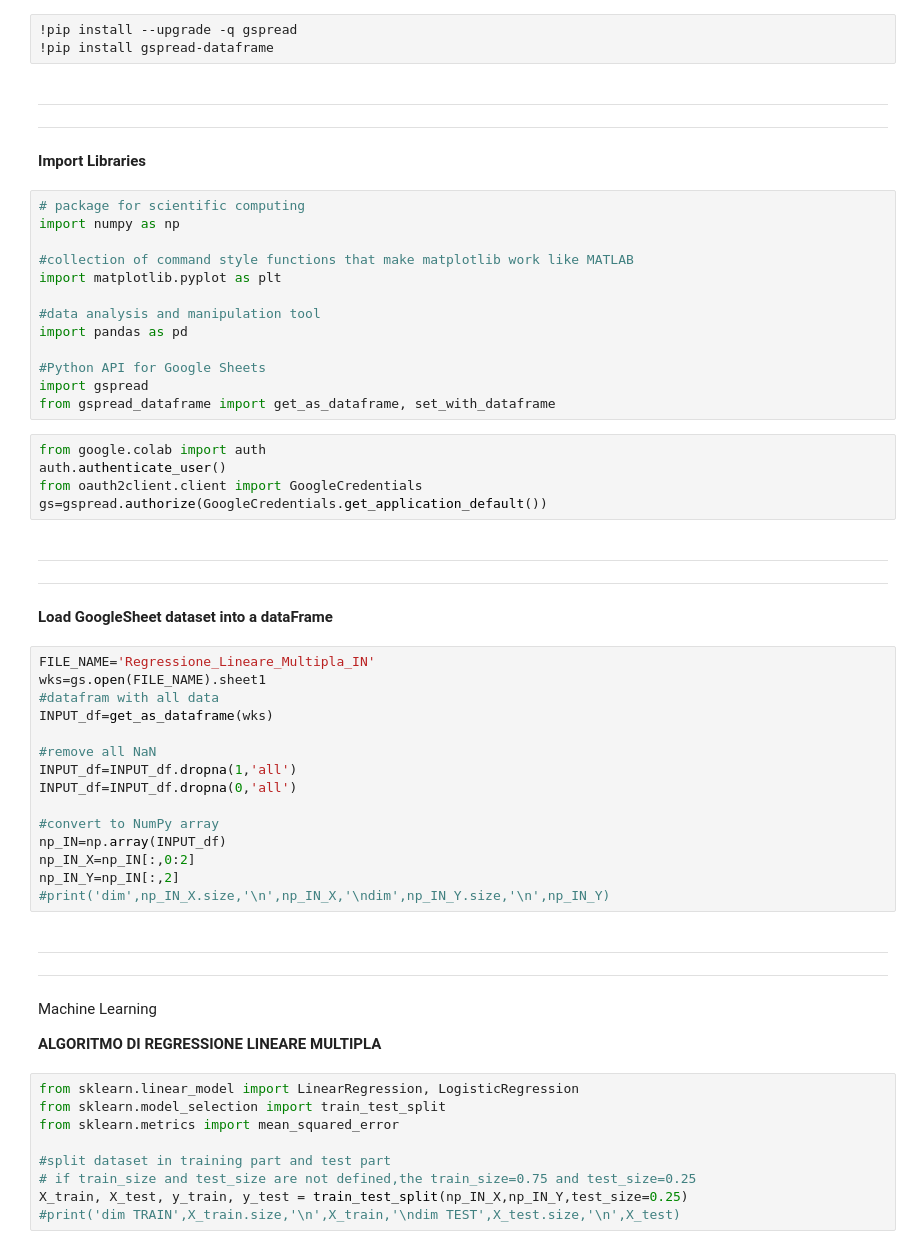
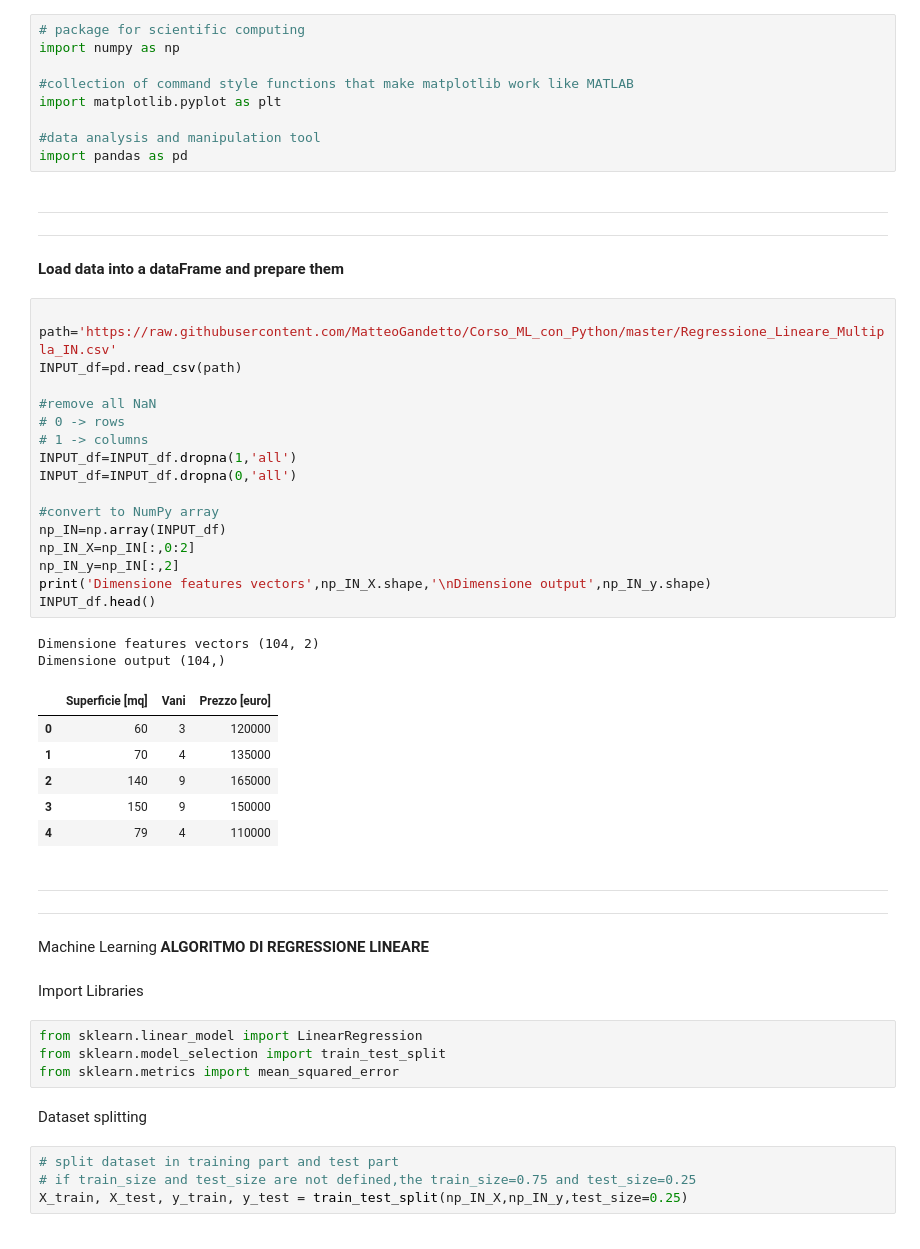
Before and after one commit to MatteoGandetto/Corso_ML_con_Python, a Jupyter notebook: Regressione_Lineare_Multipla.ipynb, the cells around one changed output. Drawn from its saved outputs; the diff is of its cells as text.

```diff
--- a/Regressione_Lineare_Multipla.ipynb
+++ b/Regressione_Lineare_Multipla.ipynb
@@ -21,14 +6,3 @@ Drive already mounted at /content/drive; to attempt to forcibly remount, call dr
-# %%
-!pip install --upgrade -q gspread
-!pip install gspread-dataframe
-# %% [markdown]
-
-
----
----
-
-
-**Import Libraries**
 # %%
 # package for scientific computing
 import numpy as np
@@ -38,36 +12,38 @@ import matplotlib.pyplot as plt
 
 #data analysis and manipulation tool
 import pandas as pd
-
-#Python API for Google Sheets
-import gspread
-from gspread_dataframe import get_as_dataframe, set_with_dataframe
-# %%
-from google.colab import auth
-auth.authenticate_user()
-from oauth2client.client import GoogleCredentials
-gs=gspread.authorize(GoogleCredentials.get_application_default())
 # %% [markdown]
 
 
 ---
 ---
-**Load GoogleSheet dataset into a dataFrame**
+**Load data into a dataFrame and prepare them**
 # %%
-FILE_NAME='Regressione_Lineare_Multipla_IN'
-wks=gs.open(FILE_NAME).sheet1
-#datafram with all data
-INPUT_df=get_as_dataframe(wks)
+
+path='https://raw.githubusercontent.com/MatteoGandetto/Corso_ML_con_Python/master/Regressione_Lineare_Multipla_IN.csv'
+INPUT_df=pd.read_csv(path)
 
 #remove all NaN
+# 0 -> rows
+# 1 -> columns
 INPUT_df=INPUT_df.dropna(1,'all')
 INPUT_df=INPUT_df.dropna(0,'all')
 
 #convert to NumPy array
 np_IN=np.array(INPUT_df)
 np_IN_X=np_IN[:,0:2]
-np_IN_Y=np_IN[:,2]
-#print('dim',np_IN_X.size,'\n',np_IN_X,'\ndim',np_IN_Y.size,'\n',np_IN_Y)
+np_IN_y=np_IN[:,2]
+print('Dimensione features vectors',np_IN_X.shape,'\nDimensione output',np_IN_y.shape)
+INPUT_df.head()
+# %% [output]
+Dimensione features vectors (104, 2)
+Dimensione output (104,)
+|  | Superficie [mq] | Vani | Prezzo [euro] |
+| 0 | 60 | 3 | 120000 |
+| 1 | 70 | 4 | 135000 |
+| 2 | 140 | 9 | 165000 |
+| 3 | 150 | 9 | 150000 |
+| 4 | 79 | 4 | 110000 |
 # %% [markdown]
 
 
@@ -76,14 +52,16 @@ np_IN_Y=np_IN[:,2]
 ---
 
 Machine Learning
-
-**ALGORITMO DI REGRESSIONE LINEARE MULTIPLA**
+**ALGORITMO DI REGRESSIONE LINEARE**
+# %% [markdown]
+Import Libraries
+# %%
+from sklearn.linear_model import LinearRegression
+from sklearn.model_selection import train_test_split
+from sklearn.metrics import mean_squared_error
+# %% [markdown]
+Dataset splitting
 # %%
-from sklearn.linear_model import LinearRegression, LogisticRegression
-from sklearn.model_selection import train_test_split
-from sklearn.metrics import mean_squared_error
-
-#split dataset in training part and test part
+# split dataset in training part and test part
 # if train_size and test_size are not defined,the train_size=0.75 and test_size=0.25
-X_train, X_test, y_train, y_test = train_test_split(np_IN_X,np_IN_Y,test_size=0.25)
-#print('dim TRAIN',X_train.size,'\n',X_train,'\ndim TEST',X_test.size,'\n',X_test)
+X_train, X_test, y_train, y_test = train_test_split(np_IN_X,np_IN_y,test_size=0.25)
```
Also changed, not shown: parts of 14 cells of this notebook.
